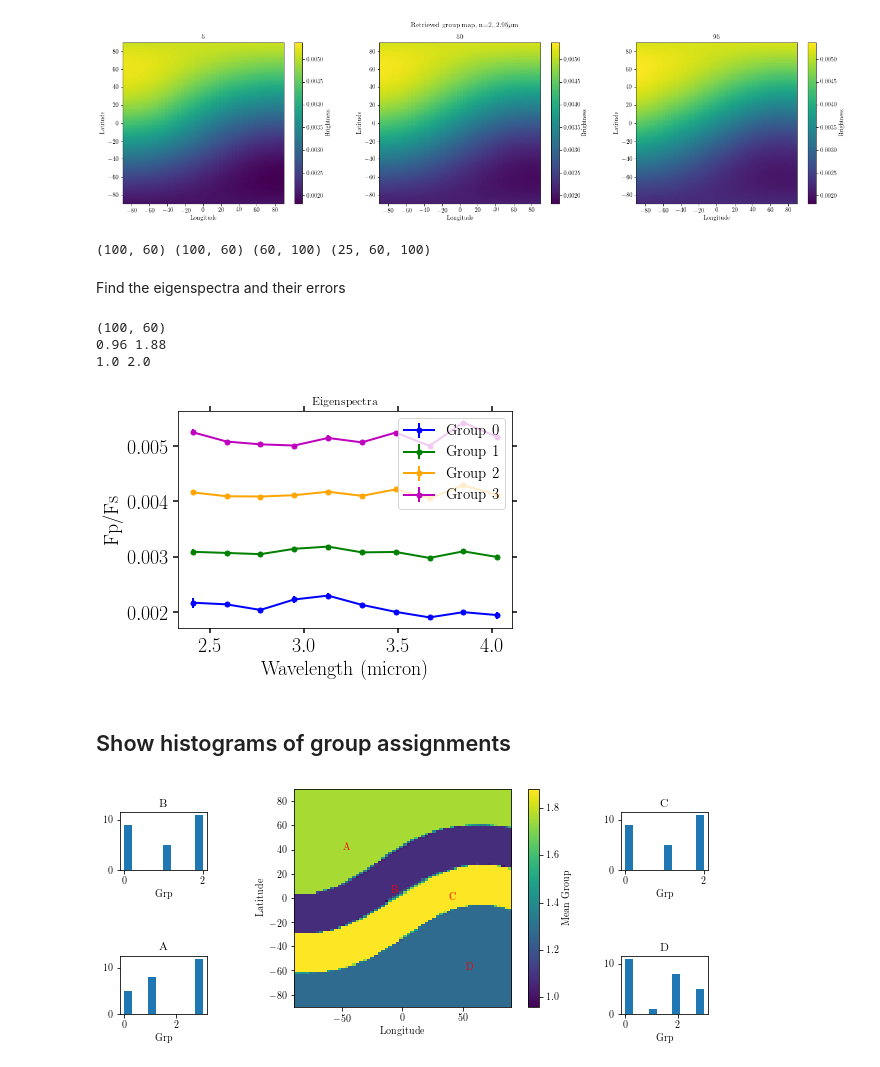
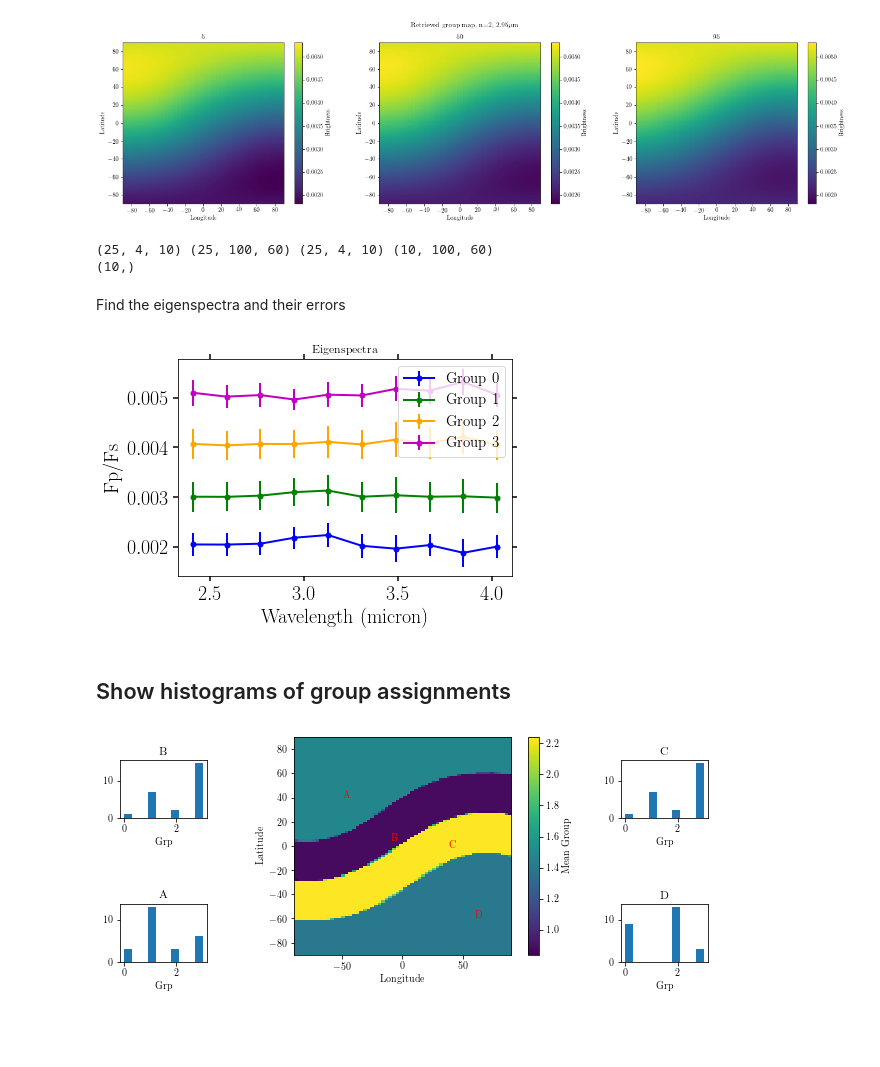
Before and after one commit to multidworlds/eigenspectra, a Jupyter notebook: master_clean.ipynb, the cells around one changed output. Cells and saved outputs as stored; diff of their text form; code cells hidden in the pictures; blank space fills up the shorter version.

Commit message:
Eigenspectra errors based on map samples, not eigenspectra at each step.

```diff
--- a/master_clean.ipynb
+++ b/master_clean.ipynb
@@ -32,7 +32,7 @@ from eigensource import plot_utils
 
 from importlib import import_module
 planet_name = 'HD189733b'
-model_name = "quadrant_w_spikes" #FINDME: name of the model to perform the fit from
+model_name = "test_new_errs" #FINDME: name of the model to perform the fit from
 # %% [output]
 looking for spidermanrc file at /Users/megan/.spidermanrc
 # %% [markdown]
@@ -101,28 +101,28 @@ dataDir='data/sph_harmonic_coefficients_full_samples/'+model_name+'/'
 waves, lats, lons = plot_utils.get_map_and_plot(waveInd=3,degree=2,dataDir=dataDir,isspider=True) #FINDME: using a different waveInd will show maps at a different wavelength; using a different degree will show a fit with a different number of spherical harmonics
 # %% [output]
 [figure]
-# %%
-print(np.shape(lons),np.shape(lats),np.shape(kgroups),np.shape(kgroup_draws))
-# %% [output]
-(100, 60) (100, 60) (60, 100) (25, 60, 100)
 # %%
 degree=2 #FINDME: change this to investigate fits with different numbers of spherical harmonics
 ngroups=4 #FINDME: change ngroups to cluster the data into a different number of eigengroups
 extent=(np.max(time)-np.min(time))/2.21857567+180./360. #phase coverage of the eclipse observations
 minlon=np.around(extent/2.*100)
-lons=lons[:,int(100/2.-minlon):int(100/2.+minlon)]
-lats=lats[:,int(100/2.-minlon):int(100/2.+minlon)]
-eigenspectra_draws, kgroup_draws, maps = plot_utils.find_groups(dataDir,degree=degree,trySamples=25,
+clons=lons[:,int(100/2.-minlon):int(100/2.+minlon)]
+clats=lats[:,int(100/2.-minlon):int(100/2.+minlon)]
+eigenspectra_draws, kgroup_draws,uber_eigenlist, maps = plot_utils.find_groups(dataDir,degree=degree,trySamples=25,
                                                                 ngroups=ngroups,extent=extent,isspider=True)
+# %%
+print(np.shape(eigenspectra_draws),np.shape(kgroup_draws),np.shape(uber_eigenlist),np.shape(maps))
+#print(kgroup_draws)
+print(np.shape(waves))
+# %% [output]
+(25, 4, 10) (25, 100, 60) (25, 4, 10) (10, 100, 60)
+(10,)
 # %% [markdown]
 Find the eigenspectra and their errors
 # %%
-kgroups = plot_utils.show_spectra_of_groups(eigenspectra_draws,kgroup_draws,waves)
+kgroups = plot_utils.show_spectra_of_groups(eigenspectra_draws,kgroup_draws,uber_eigenlist,waves)
 # %% [output]
-(100, 60)
-0.96 1.88
-1.0 2.0
-[figure, old version]
+[figure, new version]
 # %% [markdown]
 ## Show histograms of group assignments
 # %%
@@ -135,7 +135,7 @@ eigenmaps.show_group_histos(kgroups,lons,lats,kgroup_draws,
                             xLons=xLons,xLats=xLats,
                             saveName=saveName)
 # %% [output]
-[figure, old version]
+[figure, new version]
 # %%
 plot_utils.do_hue_maps(extent,maps,lons,lats,kgroups,ngroups,hueType='group')
 # %% [output]
```
Also changed, not shown: parts of 4 cells of this notebook, 3 other files.
